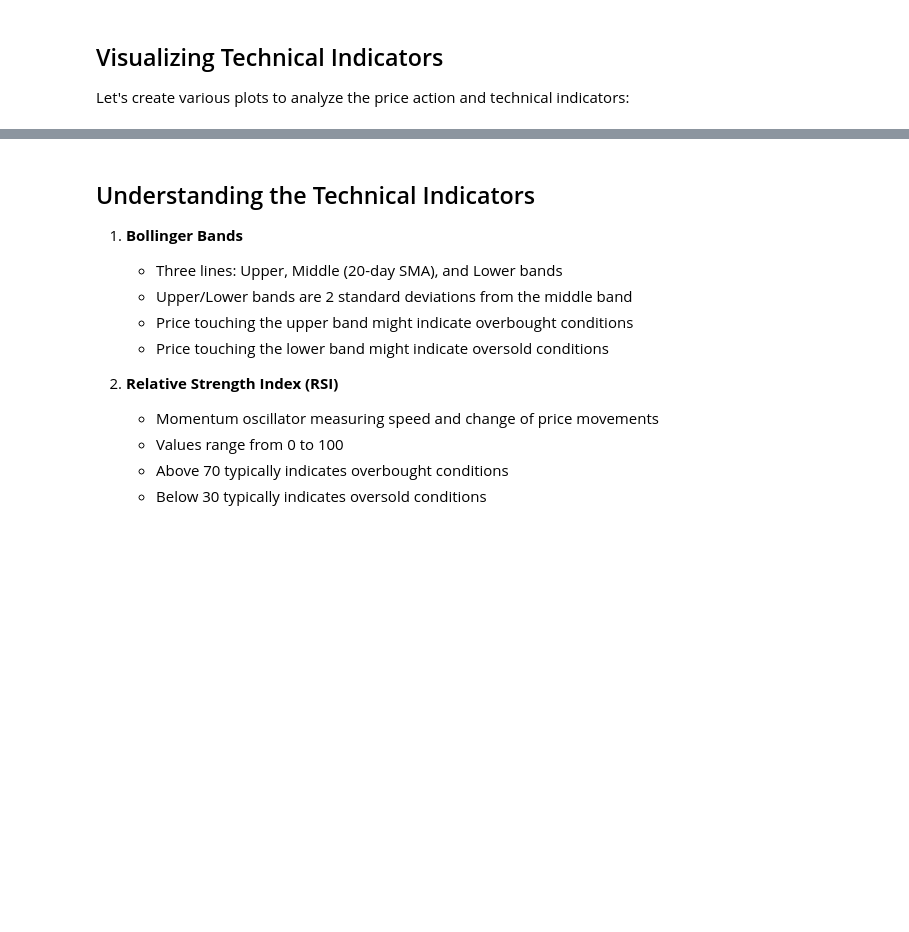
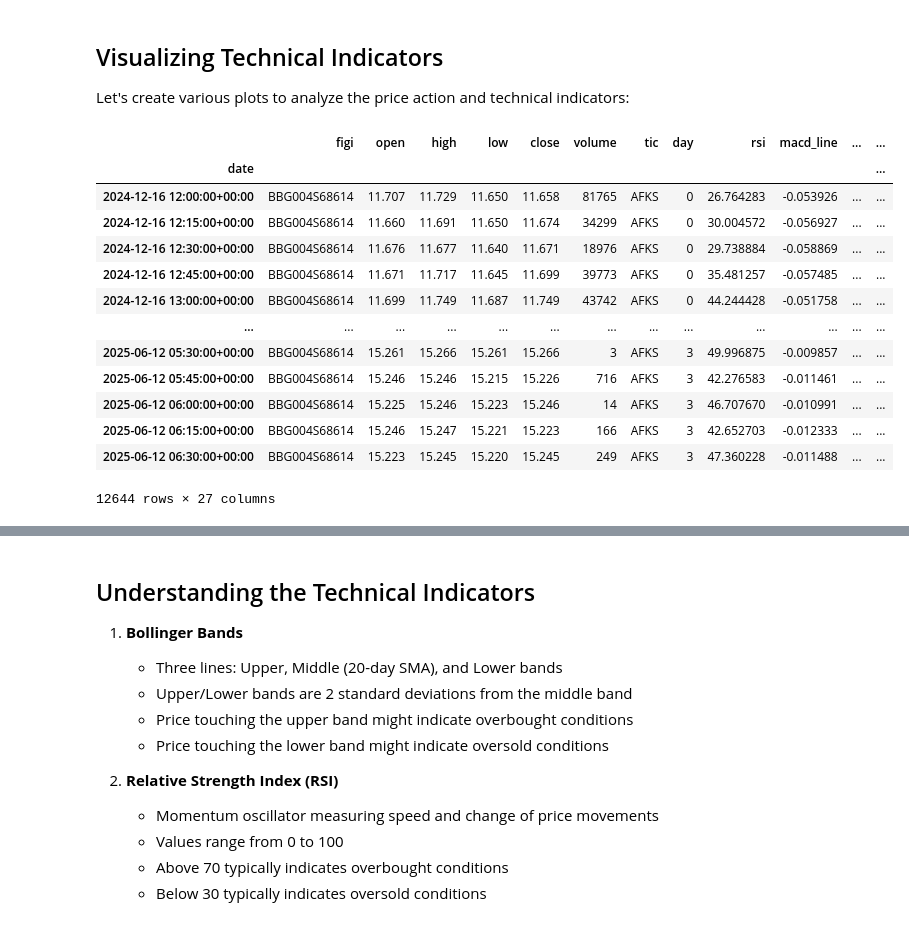
Before and after one commit to bigdatarookie/a2-project, a Jupyter notebook: dev/env_v1/test_env.ipynb, the cells around one changed output, grey strips where cells are left out. Saved outputs shown, nothing was run; the diff lists cells and outputs as text; code cells hidden in the pictures; blank space fills up the shorter version.

```diff
--- a/dev/env_v1/test_env.ipynb
+++ b/dev/env_v1/test_env.ipynb
@@ -106,6 +106,23 @@ df
 ## Visualizing Technical Indicators
 
 Let's create various plots to analyze the price action and technical indicators:
+# %%
+chart_df
+# %% [output]
+|  | figi | open | high | low | close | volume | tic | day | rsi | macd_line | ... | ... |
+| date |  |  |  |  |  |  |  |  |  |  |  | ... |
+| 2024-12-16 12:00:00+00:00 | BBG004S68614 | 11.707 | 11.729 | 11.650 | 11.658 | 81765 | AFKS | 0 | 26.764283 | -0.053926 | ... | ... |
+| 2024-12-16 12:15:00+00:00 | BBG004S68614 | 11.660 | 11.691 | 11.650 | 11.674 | 34299 | AFKS | 0 | 30.004572 | -0.056927 | ... | ... |
+| 2024-12-16 12:30:00+00:00 | BBG004S68614 | 11.676 | 11.677 | 11.640 | 11.671 | 18976 | AFKS | 0 | 29.738884 | -0.058869 | ... | ... |
+| 2024-12-16 12:45:00+00:00 | BBG004S68614 | 11.671 | 11.717 | 11.645 | 11.699 | 39773 | AFKS | 0 | 35.481257 | -0.057485 | ... | ... |
+| 2024-12-16 13:00:00+00:00 | BBG004S68614 | 11.699 | 11.749 | 11.687 | 11.749 | 43742 | AFKS | 0 | 44.244428 | -0.051758 | ... | ... |
+| ... | ... | ... | ... | ... | ... | ... | ... | ... | ... | ... | ... | ... |
+| 2025-06-12 05:30:00+00:00 | BBG004S68614 | 15.261 | 15.266 | 15.261 | 15.266 | 3 | AFKS | 3 | 49.996875 | -0.009857 | ... | ... |
+| 2025-06-12 05:45:00+00:00 | BBG004S68614 | 15.246 | 15.246 | 15.215 | 15.226 | 716 | AFKS | 3 | 42.276583 | -0.011461 | ... | ... |
+| 2025-06-12 06:00:00+00:00 | BBG004S68614 | 15.225 | 15.246 | 15.223 | 15.246 | 14 | AFKS | 3 | 46.707670 | -0.010991 | ... | ... |
+| 2025-06-12 06:15:00+00:00 | BBG004S68614 | 15.246 | 15.247 | 15.221 | 15.223 | 166 | AFKS | 3 | 42.652703 | -0.012333 | ... | ... |
+| 2025-06-12 06:30:00+00:00 | BBG004S68614 | 15.223 | 15.245 | 15.220 | 15.245 | 249 | AFKS | 3 | 47.360228 | -0.011488 | ... | ... |
+12644 rows × 27 columns
 # %%
 # Select ticker to visualize
 ticker = "AFKS"
```
Also changed, not shown: parts of 22 cells of this notebook, 3 other files.
